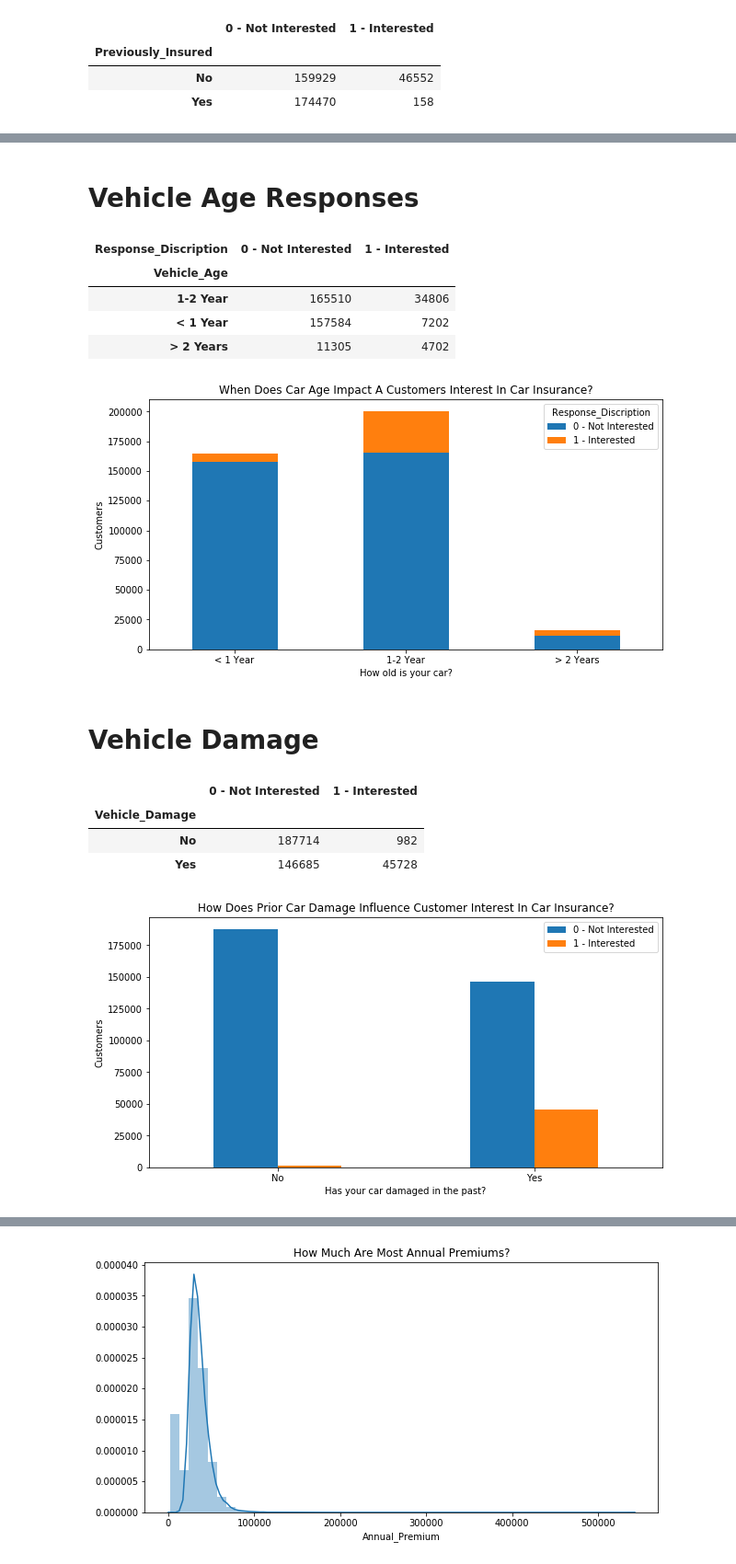
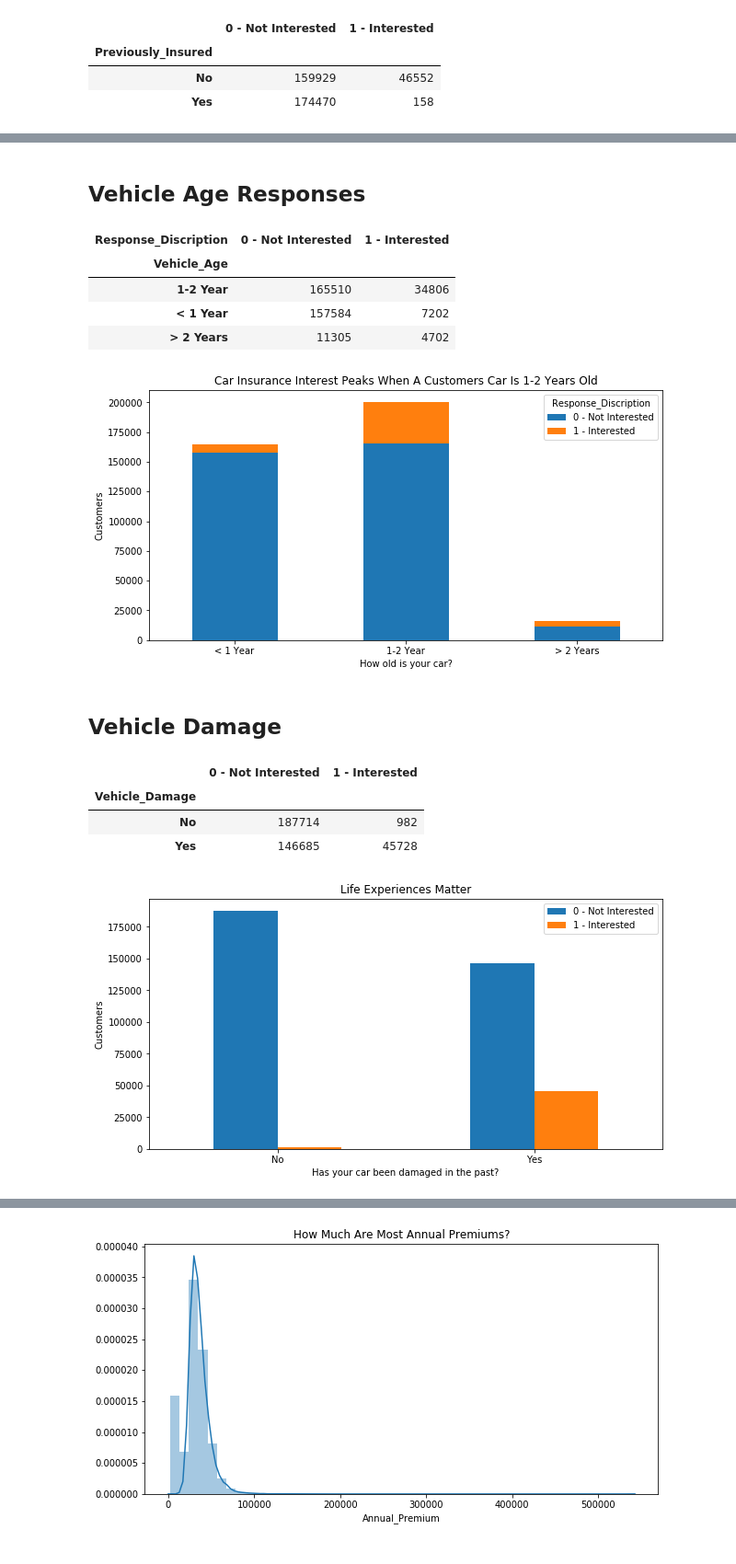
Before and after one commit to szerpa17/cross-sell-predictions, a Jupyter notebook: eda_viz.ipynb, the cells around one changed output, grey strips where cells are left out. Shown: that part at 92% size. Saved outputs shown, nothing was run; the diff lists cells and outputs as text; code cells hidden in the pictures.

```diff
--- a/eda_viz.ipynb
+++ b/eda_viz.ipynb
@@ -136,5 +137,5 @@ plt.savefig('images/response_bar')
 # %% [output]
 [figure]
 # %%
-cycle_colors = plt.rcParams['axes.prop_cycle'].by_key()['color']
-cycle_colors
+# cycle_colors = plt.rcParams['axes.prop_cycle'].by_key()['color']
+# cycle_colors
@@ -247,5 +237,5 @@ plt.savefig('images/previously_insured_bar')
 # %% [markdown]
-# Vehicle Age Responses
+## Vehicle Age Responses
 # %%
 #car_age_cnt = df.groupby(["Response","Vehicle_Age"])["id"].count().to_frame().rename(columns={"id": "results"}).reset_index()
 car_age_pivot = eda_data.pivot_table(index=["Vehicle_Age"], columns=["Response_Discription"],values="id", aggfunc='count')
@@ -260,13 +250,13 @@ car_age_pivot
 car_age_pivot.reindex(["< 1 Year","1-2 Year","> 2 Years"]).plot.bar(stacked=True, rot = 0, figsize = (10, 5))
 plt.ylabel('Customers')
 plt.xlabel('How old is your car?')
-plt.title('When Does Car Age Impact A Customers Interest In Car Insurance?')
+plt.title('Car Insurance Interest Peaks When A Customers Car Is 1-2 Years Old')
 
 plt.savefig('images/vehicle_age_stackedbar')
 # %% [output]
-[figure, old version]
+[figure, new version]
 # %% [markdown]
-# Vehicle Damage
+## Vehicle Damage
 # %%
 damage_pivot = eda_data.pivot_table(index=["Vehicle_Damage"], columns=["Response_Discription"],values="id", aggfunc='count').reset_index().rename_axis(None, axis=1)
 damage_df = damage_pivot.set_index('Vehicle_Damage')
@@ -279,10 +269,10 @@ damage_df
 # %%
 damage_df.plot(kind="bar", rot=0, figsize=(10,5))
 plt.ylabel('Customers')
-plt.xlabel('Has your car damaged in the past?')
-plt.title('How Does Prior Car Damage Influence Customer Interest In Car Insurance?')
+plt.xlabel('Has your car been damaged in the past?')
+plt.title('Life Experiences Matter')
 
 plt.savefig('images/vehicle_damage_bar')
 # %% [output]
-[figure, old version]
+[figure, new version]
 # %% [markdown]
```
Also changed, not shown: parts of 34 cells of this notebook, 6 other files.
